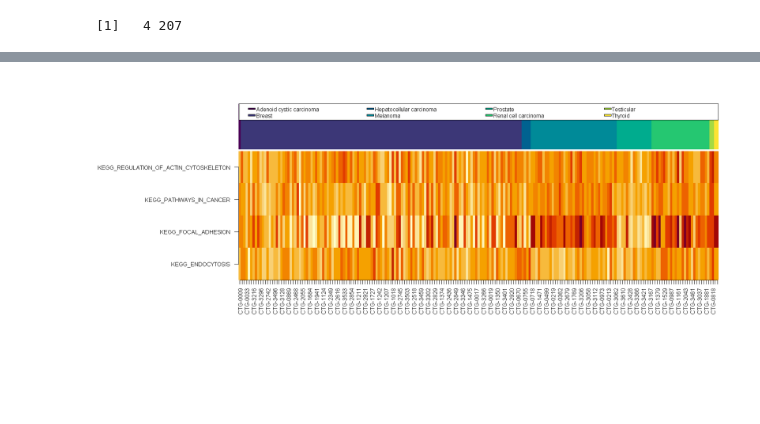
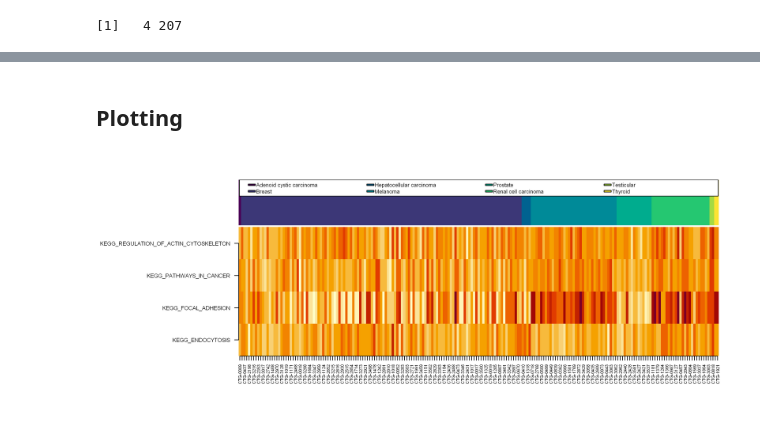
Before and after one commit to liorbey/lumin-workstation-materials, a Jupyter notebook: ssGSEA_R.ipynb, the cells around one changed output, grey strips where cells are left out. Cells and saved outputs as stored; diff of their text form; code cells hidden in the pictures; blank space fills up the shorter version.

Commit message:
Order figure with cancer types; keep only the essential code

```diff
--- a/ssGSEA_R.ipynb
+++ b/ssGSEA_R.ipynb
@@ -153,17 +150,0 @@ Estimating ssGSEA scores for 4 gene sets.
-# %%
-cancertype <- cancertype[order(cancertype[,'tumor_type']),]
-cancertype <- cancertype[cancertype[,'model_name'] %in% colnames(pdx_gsva),]
-cancertype[,'tumor_type'] <- as.factor(cancertype[,'tumor_type'])
-# cluster gene sets
-rw_d <- dist(pdx_gsva)
-rw_cl <- hclust(rw_d)
-pdx_gsva <- pdx_gsva[rw_cl$order, ]
-col_d <- dist(t(pdx_gsva))
-col_cl <- hclust(col_d)
-pdx_cl <- pdx_gsva[, col_cl$order]
-# cluster samples
-col_d <- dist(t(pdx_gsva))
-col_cl <- hclust(col_d)
-pdx_cl <- pdx_gsva[, col_cl$order]
-rownames(cancertype) <- cancertype[,'model_name']
-cancertype <- cancertype[colnames(pdx_cl),]
@@ -179,28 +151,2 @@ pdx_cl <- copy(pdx_gsva)
-# %%
-# Change plot size
-options(repr.plot.width=10, repr.plot.height=4, repr.plot.res=180)
-# layout our plot
-graphics::layout(
-    matrix(c(1, 1, 2, 2, 2, 2, 2), nrow = 7))
-
-colorLegend <- hcl.colors(length(unique(cancertype$tumor_type)), "viridis")
-par(mar=c(0,17,3,1)+0.1)
-p1 <- image(
-    matrix(as.numeric(cancertype[,'tumor_type'])),
-    axes=FALSE,
-    ann=FALSE,
-    main=NA,
-    col=colorLegend
-)
-names(colorLegend) <- unique(cancertype$tumor_type)
-legend("top", legend=names(colorLegend), fill=colorLegend,
-       ncol=ceiling(length(unique(cancertype$tumor_type))/2), cex=0.8015,
-       y.intersp=2, x.intersp=0.1)
-
-par(mar=c(6,17,0,1)+0.1)
-# par(mar=c(0,0,0,0)+0.1)
-p2 <- image(x=0:ncol(pdx_cl), y=0:nrow(pdx_cl), z=t(pdx_cl), axes=FALSE, xlab=NA, ylab=NA)
-axis(2, at=1:nrow(pdx_cl)-0.5, labels=rownames(pdx_cl), las=2, cex.axis=0.8)
-axis(1, at=1:ncol(pdx_cl)-0.5, labels=colnames(pdx_cl), las=3, cex.axis=0.8)
-# %% [output]
-[figure, removed]
+# %% [markdown]
+## Plotting
@@ -206,0 +162,28 @@ axis(1, at=1:ncol(pdx_cl)-0.5, labels=colnames(pdx_cl), las=3, cex.axis=0.8)
+# %%
+# Change plot size
+options(repr.plot.width=10, repr.plot.height=4, repr.plot.res=300)
+# layout our plot
+graphics::layout(
+    matrix(c(1, 1, 2, 2, 2, 2, 2), nrow = 7))
+
+colorLegend <- hcl.colors(length(unique(cancertype$tumor_type)), "viridis")
+par(mar=c(0,17,3,1)+0.1)
+p1 <- image(
+    matrix(as.numeric(cancertype[,'tumor_type'])),
+    axes=FALSE,
+    ann=FALSE,
+    main=NA,
+    col=colorLegend
+)
+names(colorLegend) <- unique(cancertype$tumor_type)
+legend("top", legend=names(colorLegend), fill=colorLegend,
+       ncol=ceiling(length(unique(cancertype$tumor_type))/2), cex=0.801,
+       y.intersp=2, x.intersp=0.1)
+
+par(mar=c(6,17,0,1)+0.1)
+# par(mar=c(0,0,0,0)+0.1)
+p2 <- image(x=0:ncol(pdx_cl), y=0:nrow(pdx_cl), z=t(pdx_cl), axes=FALSE, xlab=NA, ylab=NA)
+axis(2, at=1:nrow(pdx_cl)-0.5, labels=rownames(pdx_cl), las=2, cex.axis=0.8)
+axis(1, at=1:ncol(pdx_cl)-0.5, labels=colnames(pdx_cl), las=3, cex.axis=0.6)
+# %% [output]
+[figure, added]
```
Also changed, not shown: parts of 7 cells of this notebook.
